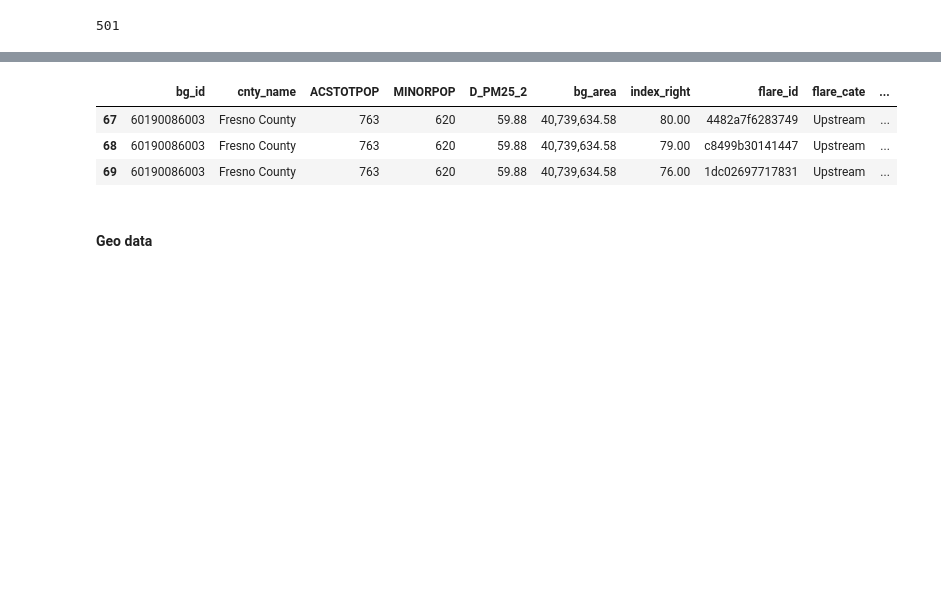
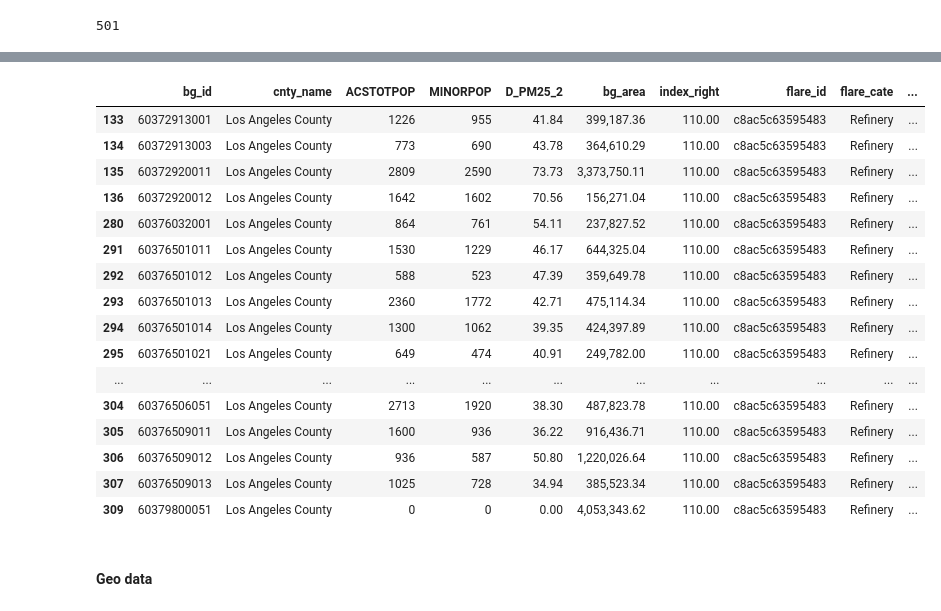
Before and after one commit to natebendermontana/capstone_rmi, a Jupyter notebook: bg_flare_impact.ipynb, the cells around one changed output, grey strips where cells are left out. Saved outputs shown, nothing was run; the diff lists cells and outputs as text; code cells hidden in the pictures; blank space fills up the shorter version.

```diff
--- a/bg_flare_impact.ipynb
+++ b/bg_flare_impact.ipynb
@@ -511,9 +511,22 @@ df_bg_intersect_all.sample(2)
 # %%
 #df_bg_intersect_all[df_bg_intersect_all['flare_id'] == '32334065611201']
 
-df_bg_intersect_all[df_bg_intersect_all['bg_id'] == 60190086003]
+df_bg_intersect_all[df_bg_intersect_all['flare_id'] == 'c8ac5c63595483']
 # %% [output]
 |  | bg_id | cnty_name | ACSTOTPOP | MINORPOP | D_PM25_2 | bg_area | index_right | flare_id | flare_cate | ... |
-| 67 | 60190086003 | Fresno County | 763 | 620 | 59.88 | 40,739,634.58 | 80.00 | 4482a7f6283749 | Upstream | ... |
-| 68 | 60190086003 | Fresno County | 763 | 620 | 59.88 | 40,739,634.58 | 79.00 | c8499b30141447 | Upstream | ... |
-| 69 | 60190086003 | Fresno County | 763 | 620 | 59.88 | 40,739,634.58 | 76.00 | 1dc02697717831 | Upstream | ... |
+| 133 | 60372913001 | Los Angeles County | 1226 | 955 | 41.84 | 399,187.36 | 110.00 | c8ac5c63595483 | Refinery | ... |
+| 134 | 60372913003 | Los Angeles County | 773 | 690 | 43.78 | 364,610.29 | 110.00 | c8ac5c63595483 | Refinery | ... |
+| 135 | 60372920011 | Los Angeles County | 2809 | 2590 | 73.73 | 3,373,750.11 | 110.00 | c8ac5c63595483 | Refinery | ... |
+| 136 | 60372920012 | Los Angeles County | 1642 | 1602 | 70.56 | 156,271.04 | 110.00 | c8ac5c63595483 | Refinery | ... |
+| 280 | 60376032001 | Los Angeles County | 864 | 761 | 54.11 | 237,827.52 | 110.00 | c8ac5c63595483 | Refinery | ... |
+| 291 | 60376501011 | Los Angeles County | 1530 | 1229 | 46.17 | 644,325.04 | 110.00 | c8ac5c63595483 | Refinery | ... |
+| 292 | 60376501012 | Los Angeles County | 588 | 523 | 47.39 | 359,649.78 | 110.00 | c8ac5c63595483 | Refinery | ... |
+| 293 | 60376501013 | Los Angeles County | 2360 | 1772 | 42.71 | 475,114.34 | 110.00 | c8ac5c63595483 | Refinery | ... |
+| 294 | 60376501014 | Los Angeles County | 1300 | 1062 | 39.35 | 424,397.89 | 110.00 | c8ac5c63595483 | Refinery | ... |
+| 295 | 60376501021 | Los Angeles County | 649 | 474 | 40.91 | 249,782.00 | 110.00 | c8ac5c63595483 | Refinery | ... |
+| ... | ... | ... | ... | ... | ... | ... | ... | ... | ... | ... |
+| 304 | 60376506051 | Los Angeles County | 2713 | 1920 | 38.30 | 487,823.78 | 110.00 | c8ac5c63595483 | Refinery | ... |
+| 305 | 60376509011 | Los Angeles County | 1600 | 936 | 36.22 | 916,436.71 | 110.00 | c8ac5c63595483 | Refinery | ... |
+| 306 | 60376509012 | Los Angeles County | 936 | 587 | 50.80 | 1,220,026.64 | 110.00 | c8ac5c63595483 | Refinery | ... |
+| 307 | 60376509013 | Los Angeles County | 1025 | 728 | 34.94 | 385,523.34 | 110.00 | c8ac5c63595483 | Refinery | ... |
+| 309 | 60379800051 | Los Angeles County | 0 | 0 | 0.00 | 4,053,343.62 | 110.00 | c8ac5c63595483 | Refinery | ... |
```
Also changed, not shown: parts of 16 cells of this notebook.
